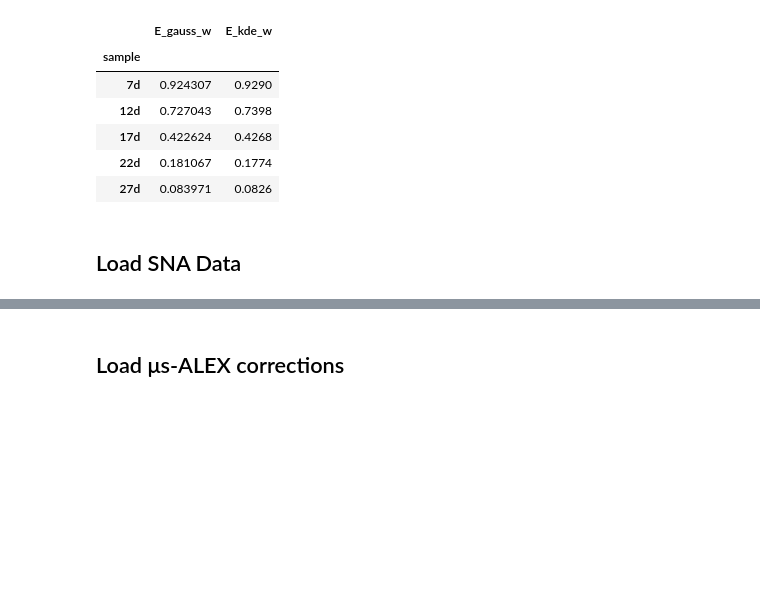
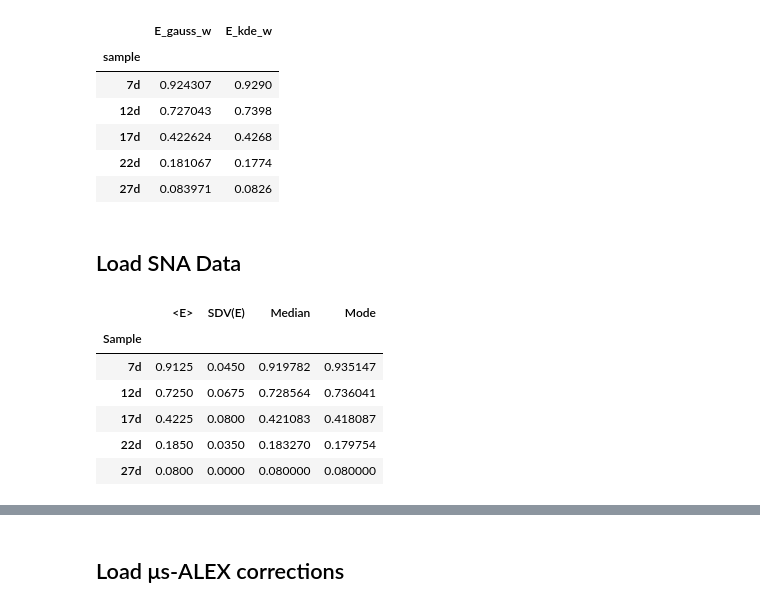
Before and after one commit to tritemio/multispot_paper, a Jupyter notebook: out_notebooks/usALEX - Corrections - Direct excitation physical parameter-out.ipynb, the cells around one changed output, grey strips where cells are left out. Drawn from its saved outputs; the diff is of its cells as text; code cells hidden in the pictures; blank space fills up the shorter version.

Commit message:
Re-executed us-ALEX part

```diff
--- a/out_notebooks/usALEX - Corrections - Direct excitation physical parameter-out.ipynb
+++ b/out_notebooks/usALEX - Corrections - Direct excitation physical parameter-out.ipynb
@@ -176,3 +176,16 @@ data_corr[['E_gauss_w', 'E_kde_w']]
 | 27d | 0.083971 | 0.0826 |
 # %% [markdown]
 ## Load SNA Data
+# %%
+raw_data_file_sna = 'results/alix/us-ALEX SNA Results 2016-10-12.csv'
+# %%
+rsna = pd.read_csv(raw_data_file_sna, index_col=0)
+rsna
+# %% [output]
+|  | <E> | SDV(E) | Median | Mode |
+| Sample |  |  |  |  |
+| 7d | 0.9125 | 0.0450 | 0.919782 | 0.935147 |
+| 12d | 0.7250 | 0.0675 | 0.728564 | 0.736041 |
+| 17d | 0.4225 | 0.0800 | 0.421083 | 0.418087 |
+| 22d | 0.1850 | 0.0350 | 0.183270 | 0.179754 |
+| 27d | 0.0800 | 0.0000 | 0.080000 | 0.080000 |
```
Also changed, not shown: parts of 14 cells of this notebook, 46 other files.
